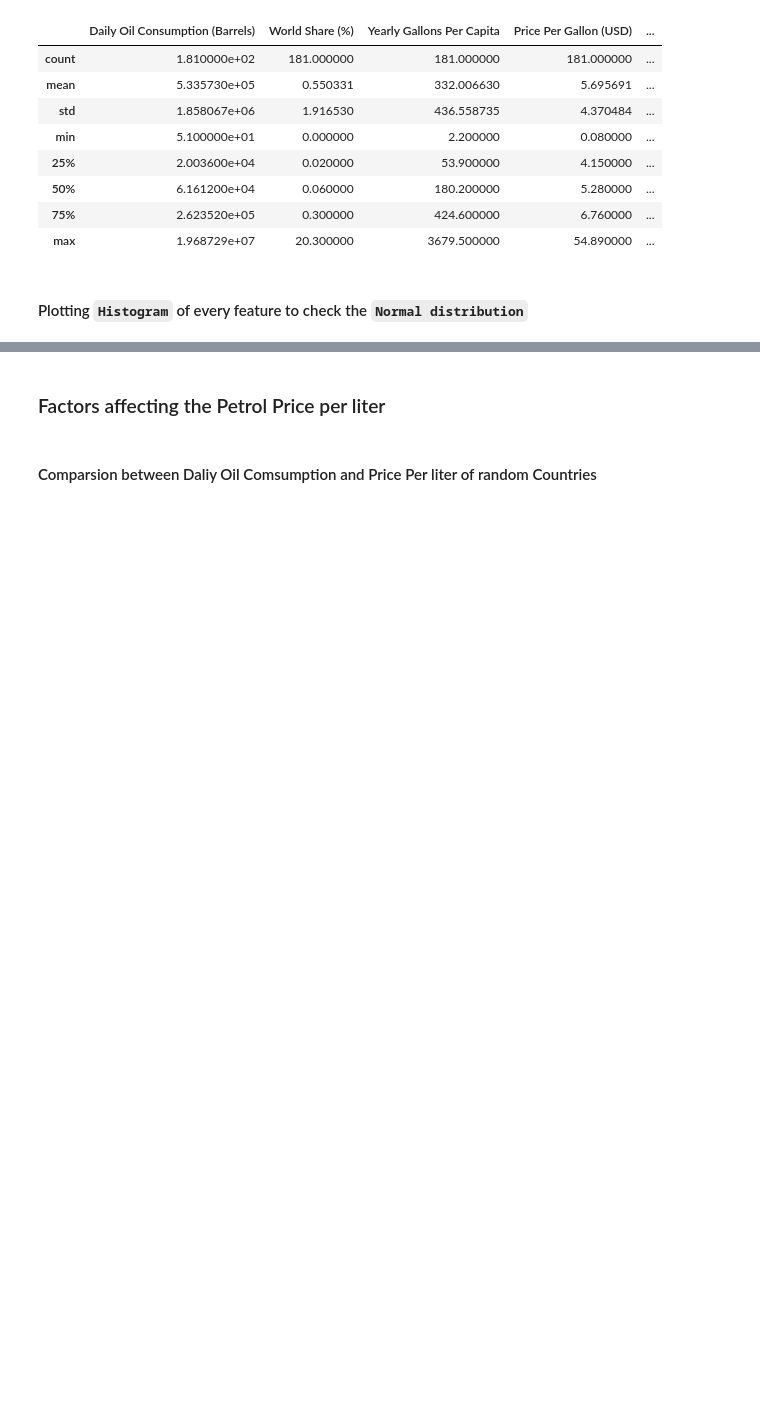
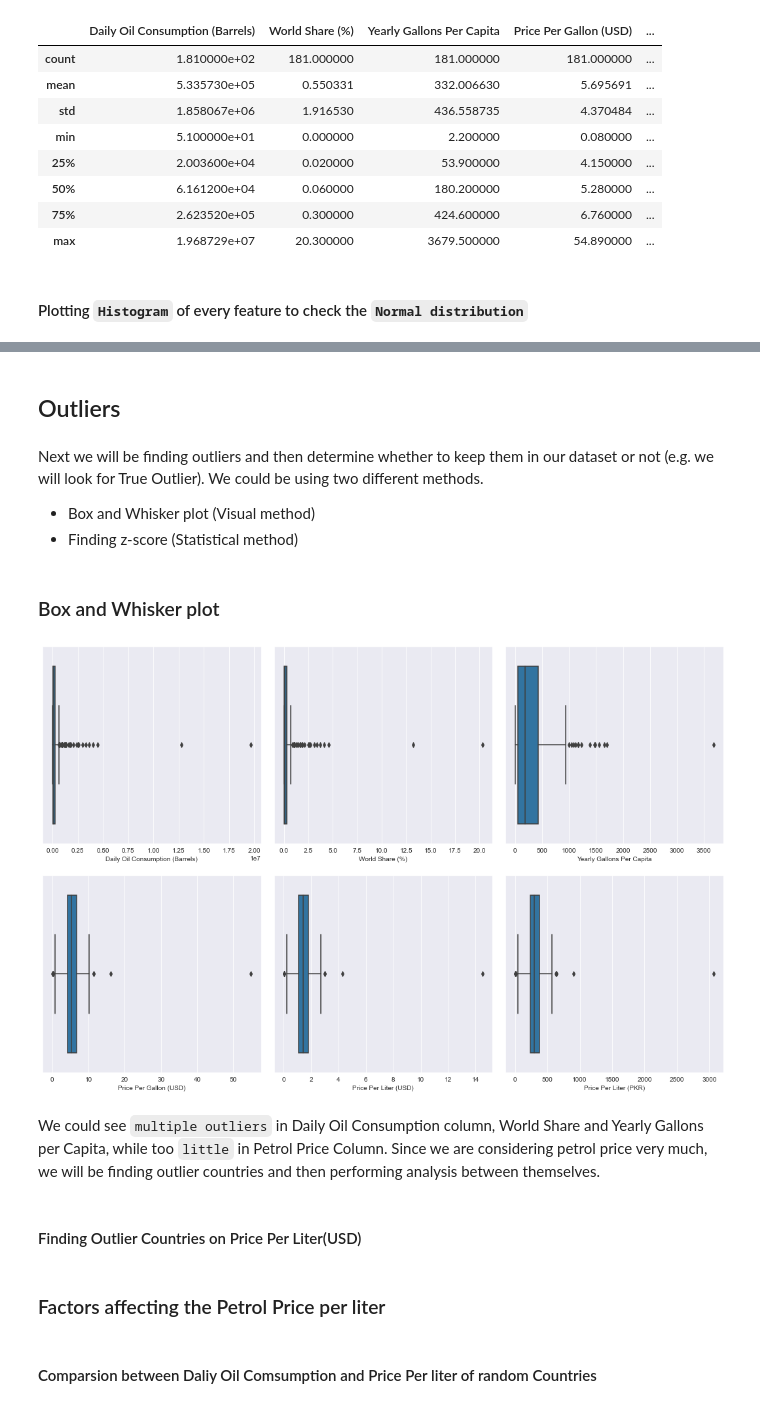
Before and after one commit to RaofaizanAPSACS/PetrolGasPricesWorldWide_EDA, a Jupyter notebook: Petrol prices.ipynb, the cells around one changed output, grey strips where cells are left out. Saved outputs shown, nothing was run; the diff lists cells and outputs as text; code cells hidden in the pictures; blank space fills up the shorter version.

```diff
--- a/Petrol prices.ipynb
+++ b/Petrol prices.ipynb
@@ -123,0 +127,22 @@ so clearly, qqplot confirms that data is not normally distributed
+# %% [markdown]
+## Outliers
+# %% [markdown]
+Next we will be finding outliers and then determine whether to keep them in our dataset or not (e.g. we will look for True Outlier). We could be using two different methods.
+- Box and Whisker plot (Visual method)
+- Finding z-score (Statistical method)
+# %% [markdown]
+### Box and Whisker plot
+# %%
+fig,axes = plt.subplots(2,3, figsize=(15,10))
+
+for i,feature in enumerate(df.columns):
+    plot = sns.boxplot(x = df[feature], ax = axes[i//3, i%3])
+
+    axes[i//3, i%3].set_xlabel(feature)
+    plt.tight_layout(pad=2)
+# %% [output]
+[figure, added]
+# %% [markdown]
+We could see `multiple outliers` in Daily Oil Consumption column, World Share and Yearly Gallons per Capita, while too `little` in Petrol Price Column. Since we are considering petrol price very much, we will be finding outlier countries and then performing analysis between themselves.
+# %% [markdown]
+#### Finding Outlier Countries on Price Per Liter(USD)
```
Also changed, not shown: parts of 9 cells of this notebook, 1 other file.
